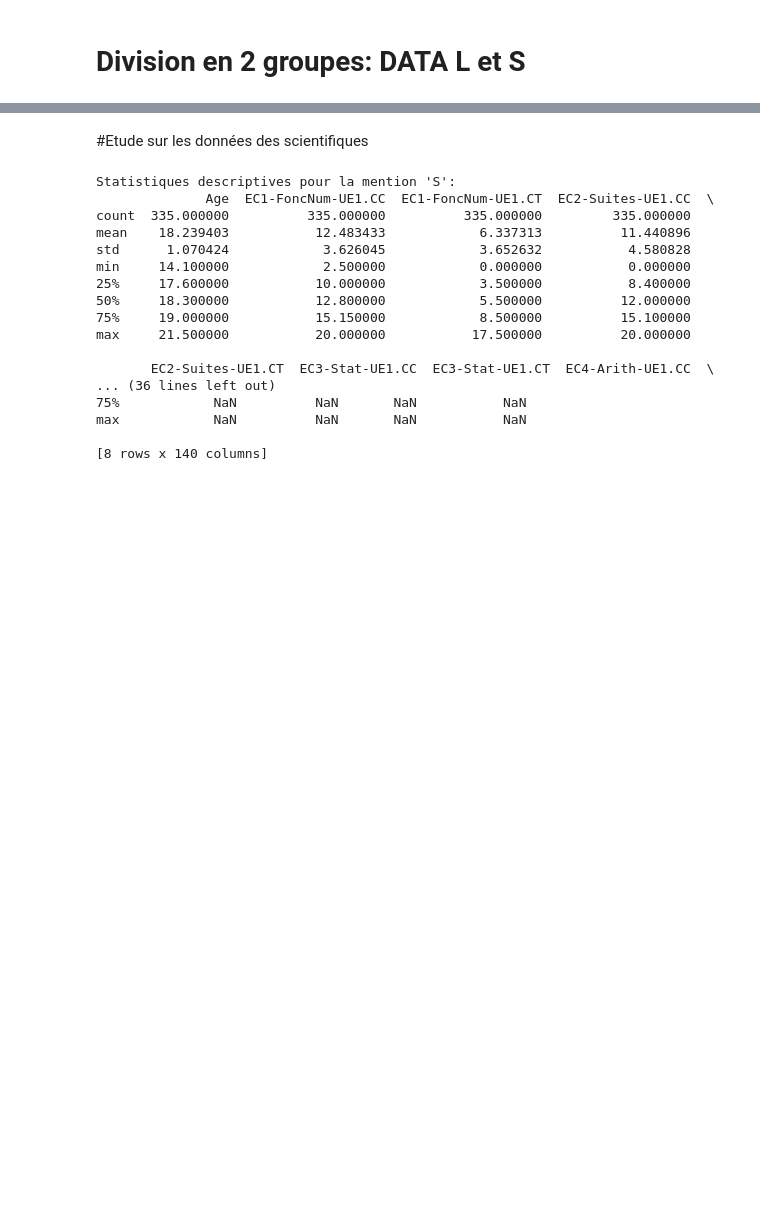
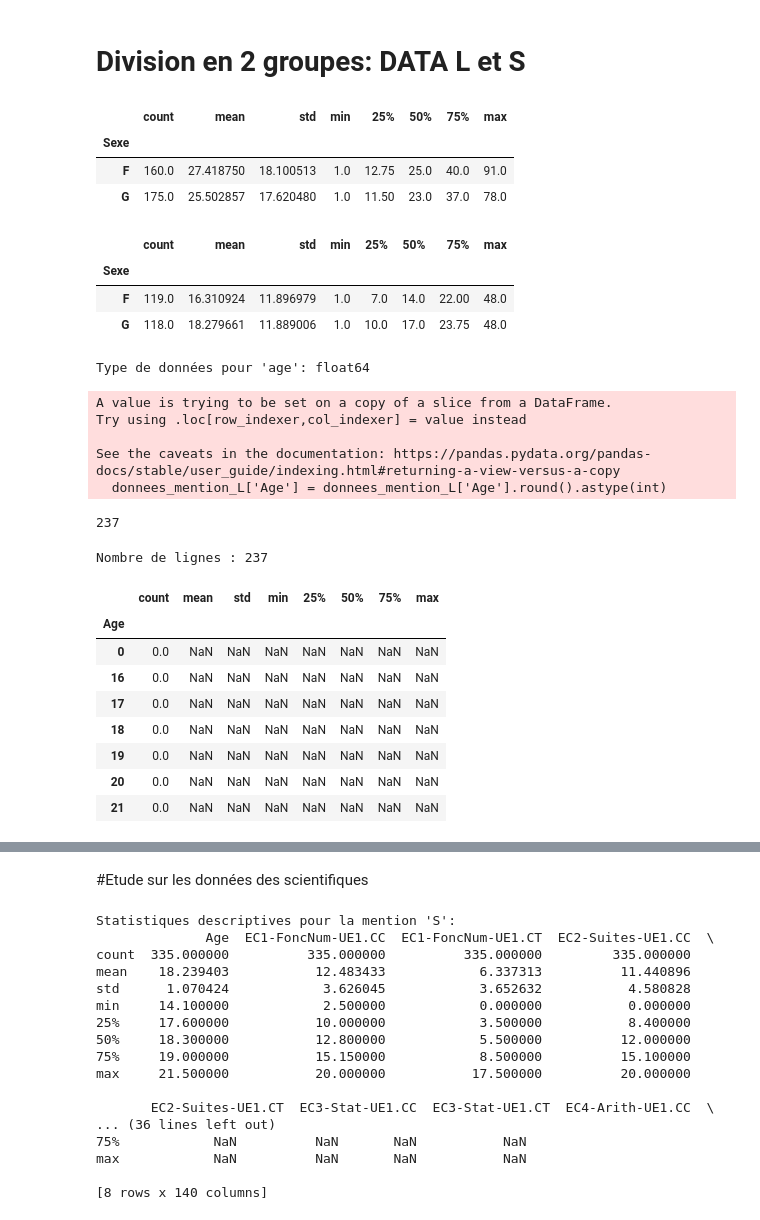
Before and after one commit to TsioryFano/ProjetM2python2, a Jupyter notebook: notebooks/eda.ipynb, the cells around one changed output, grey strips where cells are left out. Saved outputs shown, nothing was run; the diff lists cells and outputs as text; code cells hidden in the pictures; blank space fills up the shorter version.

```diff
--- a/notebooks/eda.ipynb
+++ b/notebooks/eda.ipynb
@@ -94,3 +112,53 @@ donnees_mention_S = df[df['Seriation'] == 'S']
 
 # Séparation des données pour la mention "L"
 donnees_mention_L = df[df['Seriation'] == 'L']
+# %%
+# Etude des informations concernant le sexe sur les S
+donnees_mention_S.groupby("Sexe")["Classement.S"].describe()
+# %% [output]
+|  | count | mean | std | min | 25% | 50% | 75% | max |
+| Sexe |  |  |  |  |  |  |  |  |
+| F | 160.0 | 27.418750 | 18.100513 | 1.0 | 12.75 | 25.0 | 40.0 | 91.0 |
+| G | 175.0 | 25.502857 | 17.620480 | 1.0 | 11.50 | 23.0 | 37.0 | 78.0 |
+# %%
+# Etude des informations concernant le sexe sur les L
+
+donnees_mention_L.groupby("Sexe")["Classement.L"].describe()
+# %% [output]
+|  | count | mean | std | min | 25% | 50% | 75% | max |
+| Sexe |  |  |  |  |  |  |  |  |
+| F | 119.0 | 16.310924 | 11.896979 | 1.0 | 7.0 | 14.0 | 22.00 | 48.0 |
+| G | 118.0 | 18.279661 | 11.889006 | 1.0 | 10.0 | 17.0 | 23.75 | 48.0 |
+# %%
+print("Type de données pour 'age':", donnees_mention_L['Age'].dtype)
+# %% [output]
+Type de données pour 'age': float64
+# %%
+donnees_mention_L['Age'] = donnees_mention_L['Age'].round().astype(int)
+# %% [output]
+A value is trying to be set on a copy of a slice from a DataFrame.
+Try using .loc[row_indexer,col_indexer] = value instead
+
+See the caveats in the documentation: https://pandas.pydata.org/pandas-docs/stable/user_guide/indexing.html#returning-a-view-versus-a-copy
+  donnees_mention_L['Age'] = donnees_mention_L['Age'].round().astype(int)
+# %%
+print(donnees_mention_L["Classement.S"].isna().sum())
+# %% [output]
+237
+# %%
+nombre_de_lignes = donnees_mention_L.shape[0]
+print("Nombre de lignes :", nombre_de_lignes)
+# %% [output]
+Nombre de lignes : 237
+# %%
+donnees_mention_L.groupby("Age")["Classement.S"].describe()
+# %% [output]
+|  | count | mean | std | min | 25% | 50% | 75% | max |
+| Age |  |  |  |  |  |  |  |  |
+| 0 | 0.0 | NaN | NaN | NaN | NaN | NaN | NaN | NaN |
+| 16 | 0.0 | NaN | NaN | NaN | NaN | NaN | NaN | NaN |
+| 17 | 0.0 | NaN | NaN | NaN | NaN | NaN | NaN | NaN |
+| 18 | 0.0 | NaN | NaN | NaN | NaN | NaN | NaN | NaN |
+| 19 | 0.0 | NaN | NaN | NaN | NaN | NaN | NaN | NaN |
+| 20 | 0.0 | NaN | NaN | NaN | NaN | NaN | NaN | NaN |
+| 21 | 0.0 | NaN | NaN | NaN | NaN | NaN | NaN | NaN |
```
Also changed, not shown: parts of 10 cells of this notebook, 2 other files.
